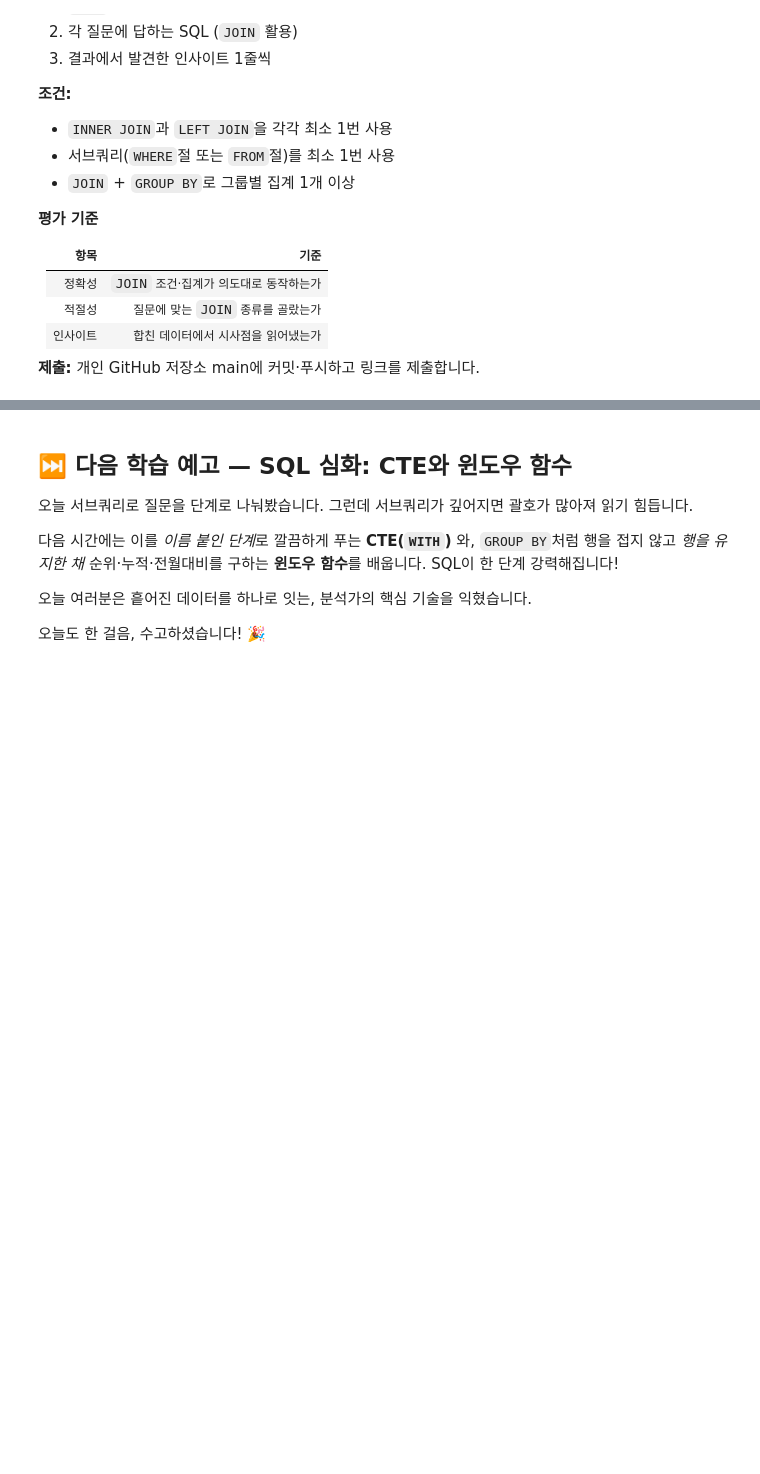
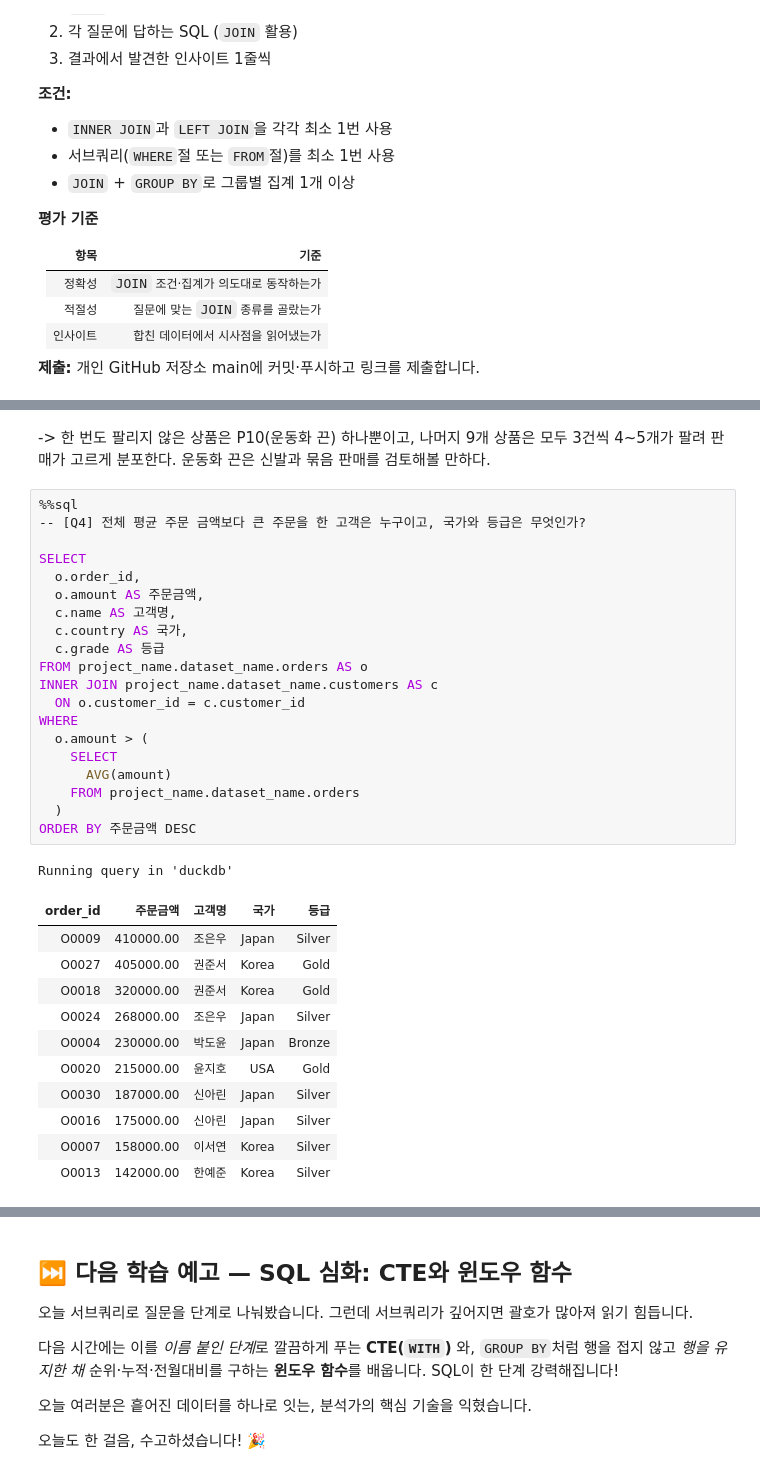
Before and after one commit to yeeunkim-dev/ai-data-bootcamp, a Jupyter notebook: D026+_SQL 데이터 분석/SQL 기초 — 테이블 결합과 중첩 쿼리.ipynb, the cells around one changed output, grey strips where cells are left out. Cells and saved outputs as stored; diff of their text form; blank space fills up the shorter version.

```diff
--- a/D026+_SQL 데이터 분석/SQL 기초 — 테이블 결합과 중첩 쿼리.ipynb
+++ b/D026+_SQL 데이터 분석/SQL 기초 — 테이블 결합과 중첩 쿼리.ipynb
@@ -1506,0 +2032,35 @@ ORDER BY
+# %% [markdown]
+-> 한 번도 팔리지 않은 상품은 P10(운동화 끈) 하나뿐이고, 나머지 9개 상품은 모두 3건씩 4~5개가 팔려 판매가 고르게 분포한다. 운동화 끈은 신발과 묶음 판매를 검토해볼 만하다.
+# %%
+%%sql
+-- [Q4] 전체 평균 주문 금액보다 큰 주문을 한 고객은 누구이고, 국가와 등급은 무엇인가?
+
+SELECT
+  o.order_id,
+  o.amount AS 주문금액,
+  c.name AS 고객명,
+  c.country AS 국가,
+  c.grade AS 등급
+FROM project_name.dataset_name.orders AS o
+INNER JOIN project_name.dataset_name.customers AS c
+  ON o.customer_id = c.customer_id
+WHERE
+  o.amount > (
+    SELECT
+      AVG(amount)
+    FROM project_name.dataset_name.orders
+  )
+ORDER BY 주문금액 DESC
+# %% [output]
+Running query in 'duckdb'
+| order_id | 주문금액 | 고객명 | 국가 | 등급 |
+| O0009 | 410000.00 | 조은우 | Japan | Silver |
+| O0027 | 405000.00 | 권준서 | Korea | Gold |
+| O0018 | 320000.00 | 권준서 | Korea | Gold |
+| O0024 | 268000.00 | 조은우 | Japan | Silver |
+| O0004 | 230000.00 | 박도윤 | Japan | Bronze |
+| O0020 | 215000.00 | 윤지호 | USA | Gold |
+| O0030 | 187000.00 | 신아린 | Japan | Silver |
+| O0016 | 175000.00 | 신아린 | Japan | Silver |
+| O0007 | 158000.00 | 이서연 | Korea | Silver |
+| O0013 | 142000.00 | 한예준 | Korea | Silver |
```
Also changed, not shown: parts of 55 cells of this notebook.
